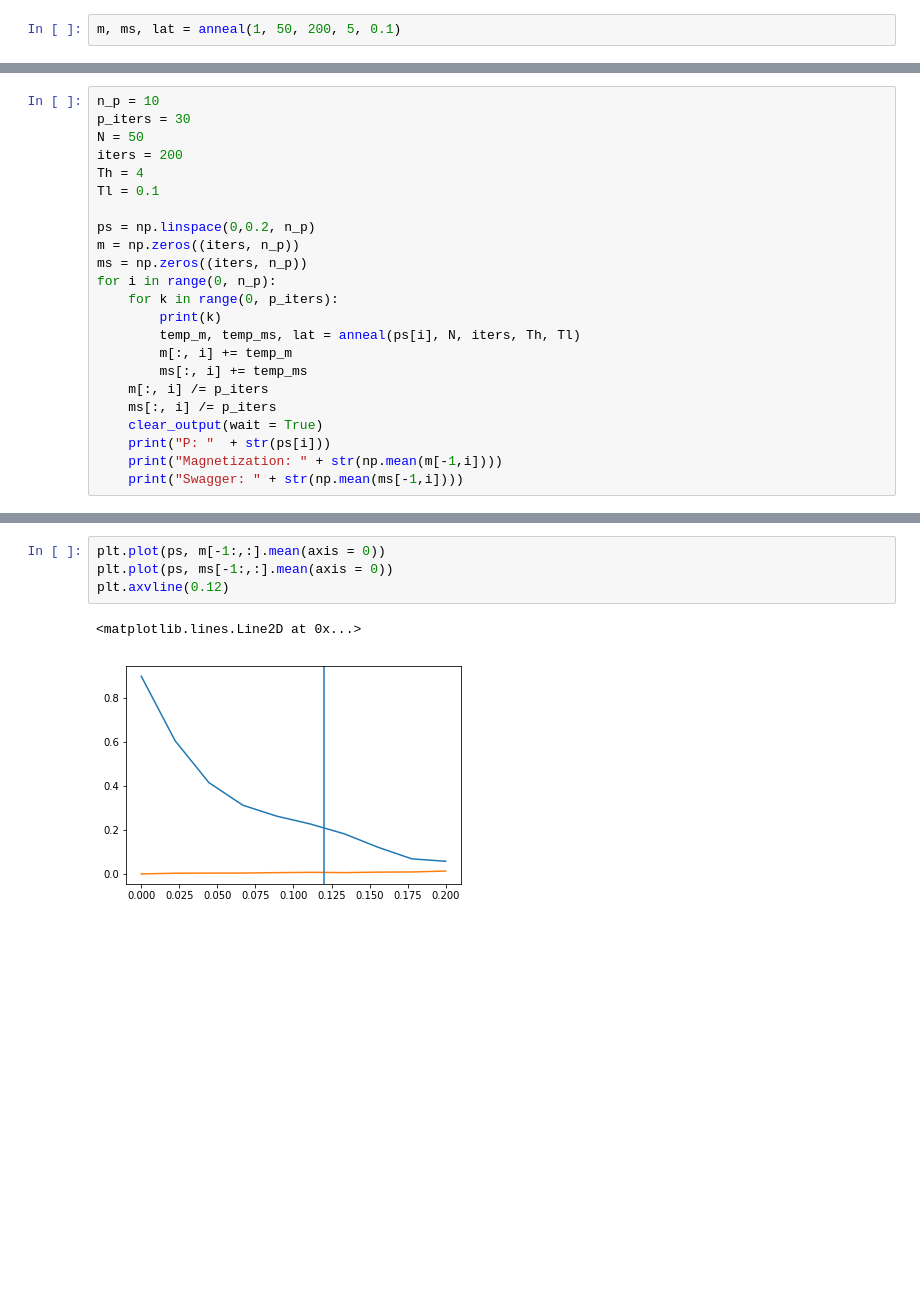
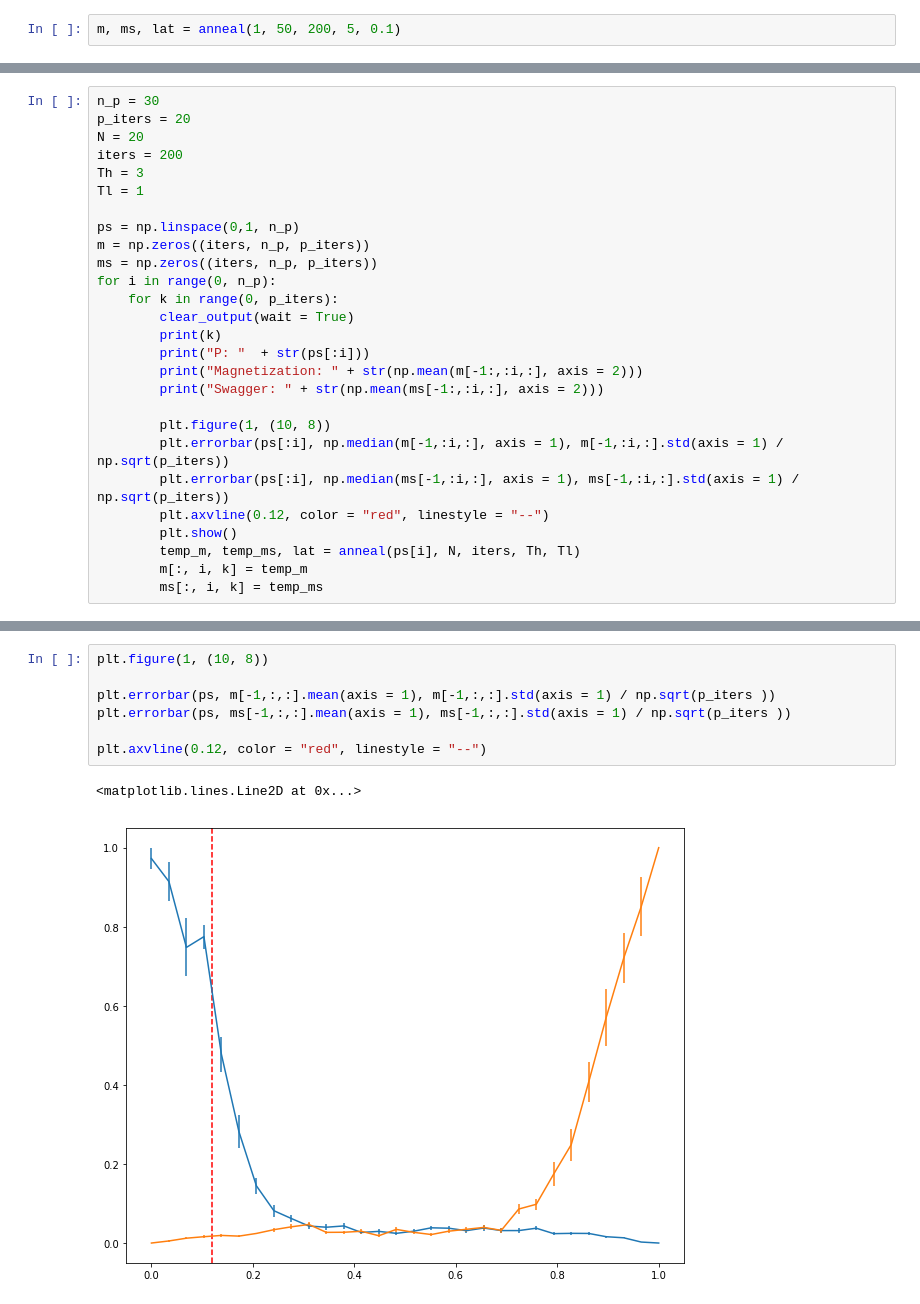
Before and after one commit to ari-viitala/CompPhys, a Jupyter notebook: Viikko4/Viikko4.ipynb, the cells around one changed output, grey strips where cells are left out. Saved outputs shown, nothing was run; the diff lists cells and outputs as text; blank space fills up the shorter version.

```diff
--- a/Viikko4/Viikko4.ipynb
+++ b/Viikko4/Viikko4.ipynb
@@ -135,24 +141,28 @@ plt.axvline(2.27)
 # %%
-n_p = 10
-p_iters = 30
-N = 50
+n_p = 30
+p_iters = 20
+N = 20
 iters = 200
-Th = 4
-Tl = 0.1
+Th = 3
+Tl = 1
 
-ps = np.linspace(0,0.2, n_p)
-m = np.zeros((iters, n_p))
-ms = np.zeros((iters, n_p))
+ps = np.linspace(0,1, n_p)
+m = np.zeros((iters, n_p, p_iters))
+ms = np.zeros((iters, n_p, p_iters))
 for i in range(0, n_p):
     for k in range(0, p_iters):
+        clear_output(wait = True)
         print(k)
+        print("P: "  + str(ps[:i]))
+        print("Magnetization: " + str(np.mean(m[-1:,:i,:], axis = 2)))
+        print("Swagger: " + str(np.mean(ms[-1:,:i,:], axis = 2)))
+
+        plt.figure(1, (10, 8))
+        plt.errorbar(ps[:i], np.median(m[-1,:i,:], axis = 1), m[-1,:i,:].std(axis = 1) / np.sqrt(p_iters))
+        plt.errorbar(ps[:i], np.median(ms[-1,:i,:], axis = 1), ms[-1,:i,:].std(axis = 1) / np.sqrt(p_iters))
+        plt.axvline(0.12, color = "red", linestyle = "--")
+        plt.show()
         temp_m, temp_ms, lat = anneal(ps[i], N, iters, Th, Tl)
-        m[:, i] += temp_m
-        ms[:, i] += temp_ms
-    m[:, i] /= p_iters
-    ms[:, i] /= p_iters
-    clear_output(wait = True)
-    print("P: "  + str(ps[i]))
-    print("Magnetization: " + str(np.mean(m[-1,i])))
-    print("Swagger: " + str(np.mean(ms[-1,i])))
+        m[:, i, k] = temp_m
+        ms[:, i, k] = temp_ms
 # %% [output]
@@ -162,7 +184,10 @@ Swagger: 0.0133066666667
 # %%
-plt.plot(ps, m[-1:,:].mean(axis = 0))
-plt.plot(ps, ms[-1:,:].mean(axis = 0))
-plt.axvline(0.12)
+plt.figure(1, (10, 8))
+
+plt.errorbar(ps, m[-1,:,:].mean(axis = 1), m[-1,:,:].std(axis = 1) / np.sqrt(p_iters ))
+plt.errorbar(ps, ms[-1,:,:].mean(axis = 1), ms[-1,:,:].std(axis = 1) / np.sqrt(p_iters ))
+
+plt.axvline(0.12, color = "red", linestyle = "--")
 # %% [output]
 <matplotlib.lines.Line2D at 0x...>
-[figure, old version]
+[figure, new version]
```
Also changed, not shown: parts of 13 cells of this notebook.
